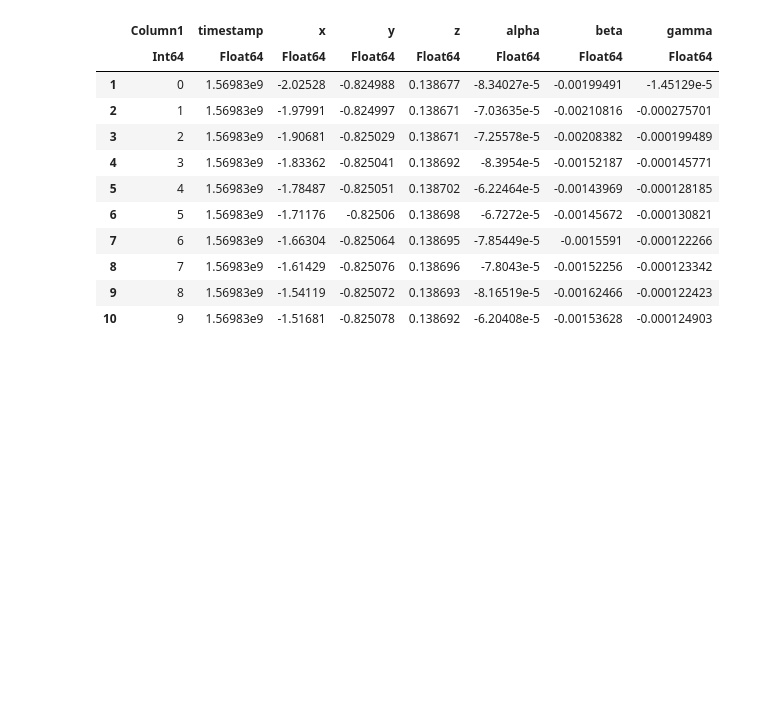
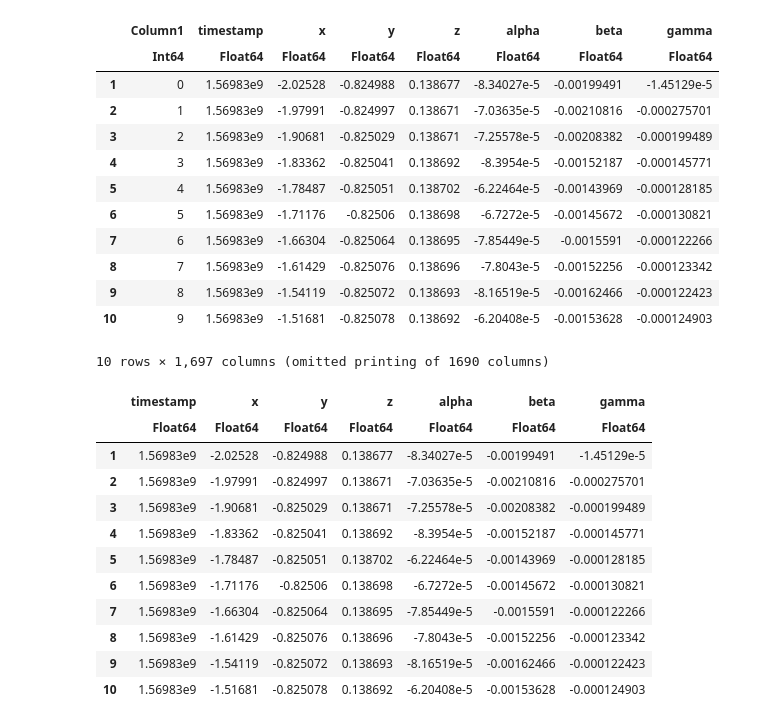
Before and after one commit to cirocavani/MO651-Robotics, a Jupyter notebook: workspace/P1/P3DX Sensor Analysis.ipynb, the cells around one changed output. Cells and saved outputs as stored; diff of their text form; code cells hidden in the pictures; blank space fills up the shorter version.

```diff
--- a/workspace/P1/P3DX Sensor Analysis.ipynb
+++ b/workspace/P1/P3DX Sensor Analysis.ipynb
@@ -28,4 +39,21 @@ first(sensor_data, 10)
 | 8 | 7 | 1.56983e9 | -1.61429 | -0.825076 | 0.138696 | -7.8043e-5 | -0.00152256 | -0.000123342 |
 | 9 | 8 | 1.56983e9 | -1.54119 | -0.825072 | 0.138693 | -8.16519e-5 | -0.00162466 | -0.000122423 |
 | 10 | 9 | 1.56983e9 | -1.51681 | -0.825078 | 0.138692 | -6.20408e-5 | -0.00153628 | -0.000124903 |
+# %%
+select!(sensor_data, Not(:Column1))
+first(sensor_data, 10)
+# %% [output]
+10 rows × 1,697 columns (omitted printing of 1690 columns)
+|  | timestamp | x | y | z | alpha | beta | gamma |
+|  | Float64 | Float64 | Float64 | Float64 | Float64 | Float64 | Float64 |
+| 1 | 1.56983e9 | -2.02528 | -0.824988 | 0.138677 | -8.34027e-5 | -0.00199491 | -1.45129e-5 |
+| 2 | 1.56983e9 | -1.97991 | -0.824997 | 0.138671 | -7.03635e-5 | -0.00210816 | -0.000275701 |
+| 3 | 1.56983e9 | -1.90681 | -0.825029 | 0.138671 | -7.25578e-5 | -0.00208382 | -0.000199489 |
+| 4 | 1.56983e9 | -1.83362 | -0.825041 | 0.138692 | -8.3954e-5 | -0.00152187 | -0.000145771 |
+| 5 | 1.56983e9 | -1.78487 | -0.825051 | 0.138702 | -6.22464e-5 | -0.00143969 | -0.000128185 |
+| 6 | 1.56983e9 | -1.71176 | -0.82506 | 0.138698 | -6.7272e-5 | -0.00145672 | -0.000130821 |
+| 7 | 1.56983e9 | -1.66304 | -0.825064 | 0.138695 | -7.85449e-5 | -0.0015591 | -0.000122266 |
+| 8 | 1.56983e9 | -1.61429 | -0.825076 | 0.138696 | -7.8043e-5 | -0.00152256 | -0.000123342 |
+| 9 | 1.56983e9 | -1.54119 | -0.825072 | 0.138693 | -8.16519e-5 | -0.00162466 | -0.000122423 |
+| 10 | 1.56983e9 | -1.51681 | -0.825078 | 0.138692 | -6.20408e-5 | -0.00153628 | -0.000124903 |
 # %%
```
Also changed, not shown: parts of 13 cells of this notebook.
